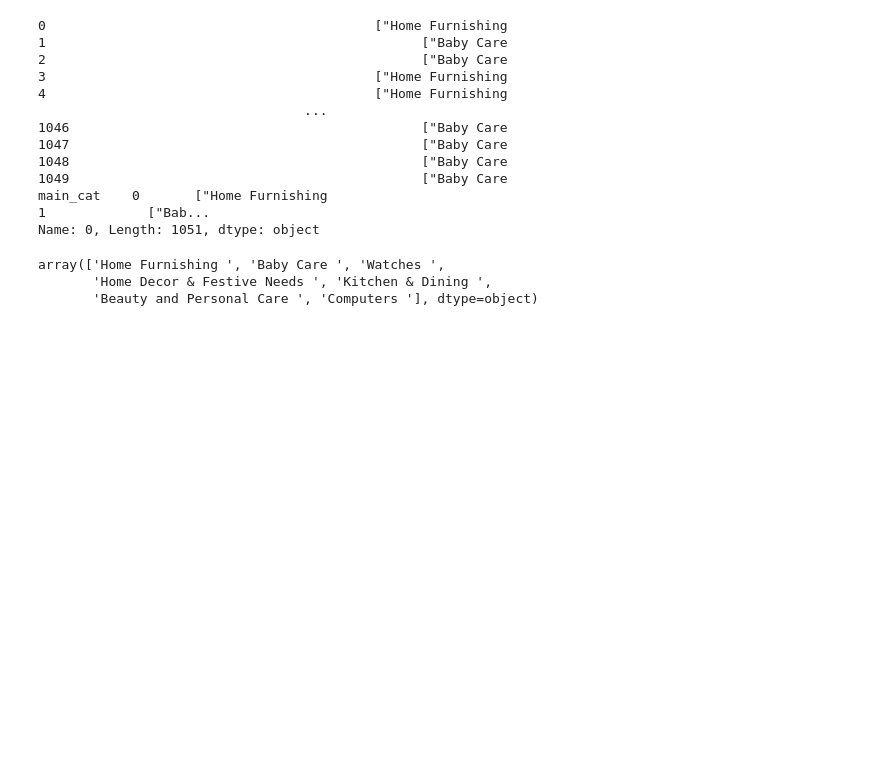
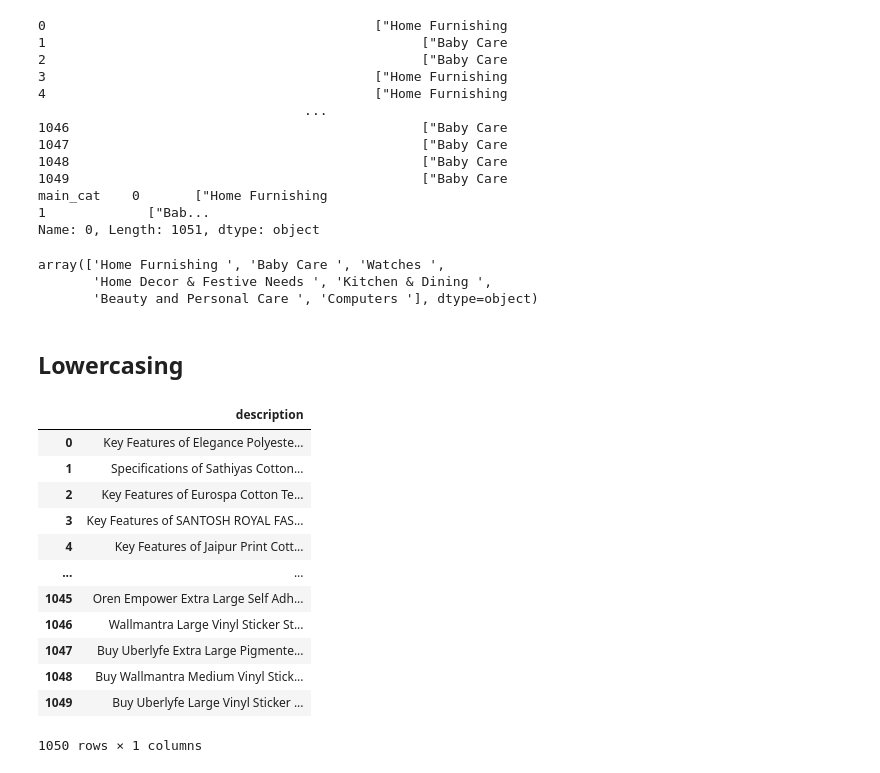
Before and after one commit to AbdulmagedALKHULAIFI/Automatic-classifer-consumer-goods, a Jupyter notebook: classifier.ipynb, the cells around one changed output. Drawn from its saved outputs; the diff is of its cells as text; code cells hidden in the pictures; blank space fills up the shorter version.

```diff
--- a/classifier.ipynb
+++ b/classifier.ipynb
@@ -95,3 +90,21 @@ main_category['main_cat'].unique()
 array(['Home Furnishing ', 'Baby Care ', 'Watches ',
        'Home Decor & Festive Needs ', 'Kitchen & Dining ',
        'Beauty and Personal Care ', 'Computers '], dtype=object)
+# %% [markdown]
+## Lowercasing
+# %%
+corpus
+# %% [output]
+|  | description |
+| 0 | Key Features of Elegance Polyeste... |
+| 1 | Specifications of Sathiyas Cotton... |
+| 2 | Key Features of Eurospa Cotton Te... |
+| 3 | Key Features of SANTOSH ROYAL FAS... |
+| 4 | Key Features of Jaipur Print Cott... |
+| ... | ... |
+| 1045 | Oren Empower Extra Large Self Adh... |
+| 1046 | Wallmantra Large Vinyl Sticker St... |
+| 1047 | Buy Uberlyfe Extra Large Pigmente... |
+| 1048 | Buy Wallmantra Medium Vinyl Stick... |
+| 1049 | Buy Uberlyfe Large Vinyl Sticker ... |
+1050 rows × 1 columns
```
Also changed, not shown: parts of 23 cells of this notebook.
